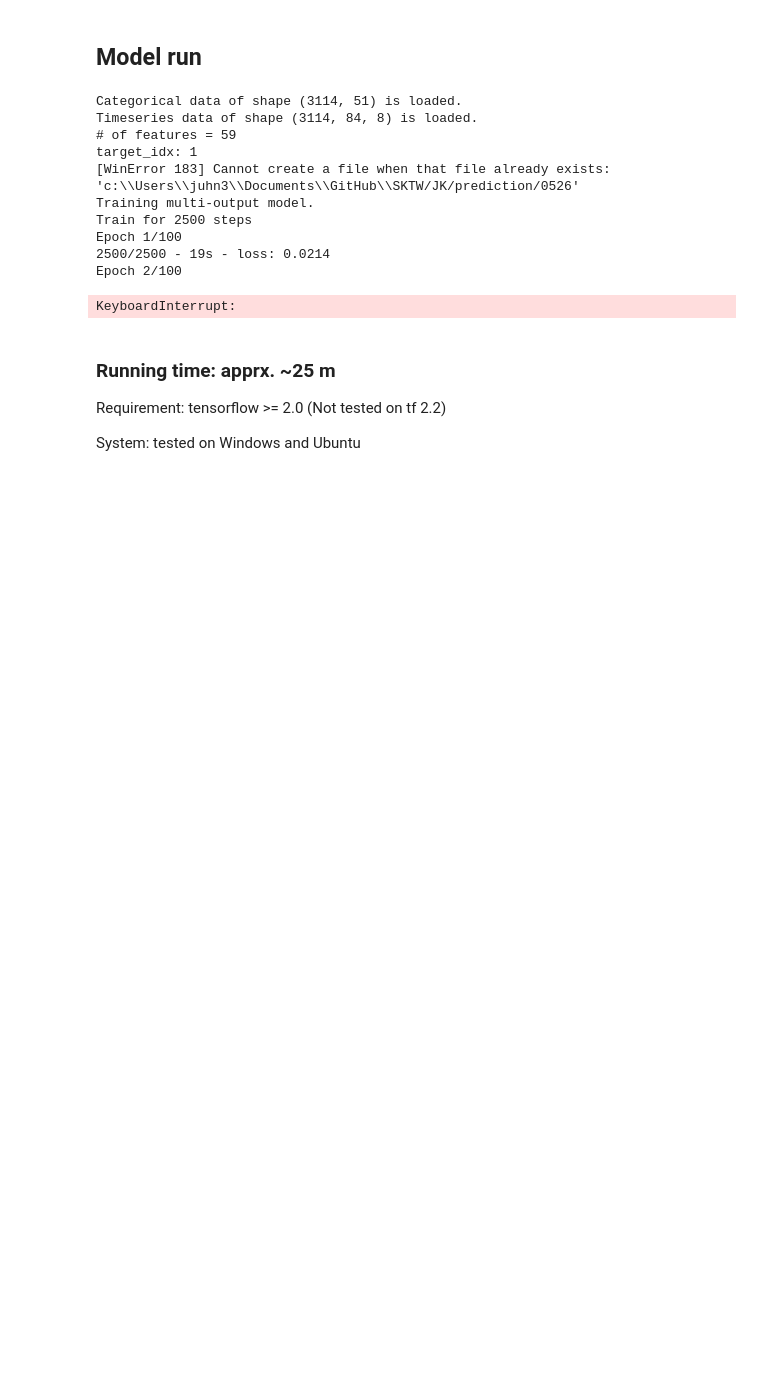
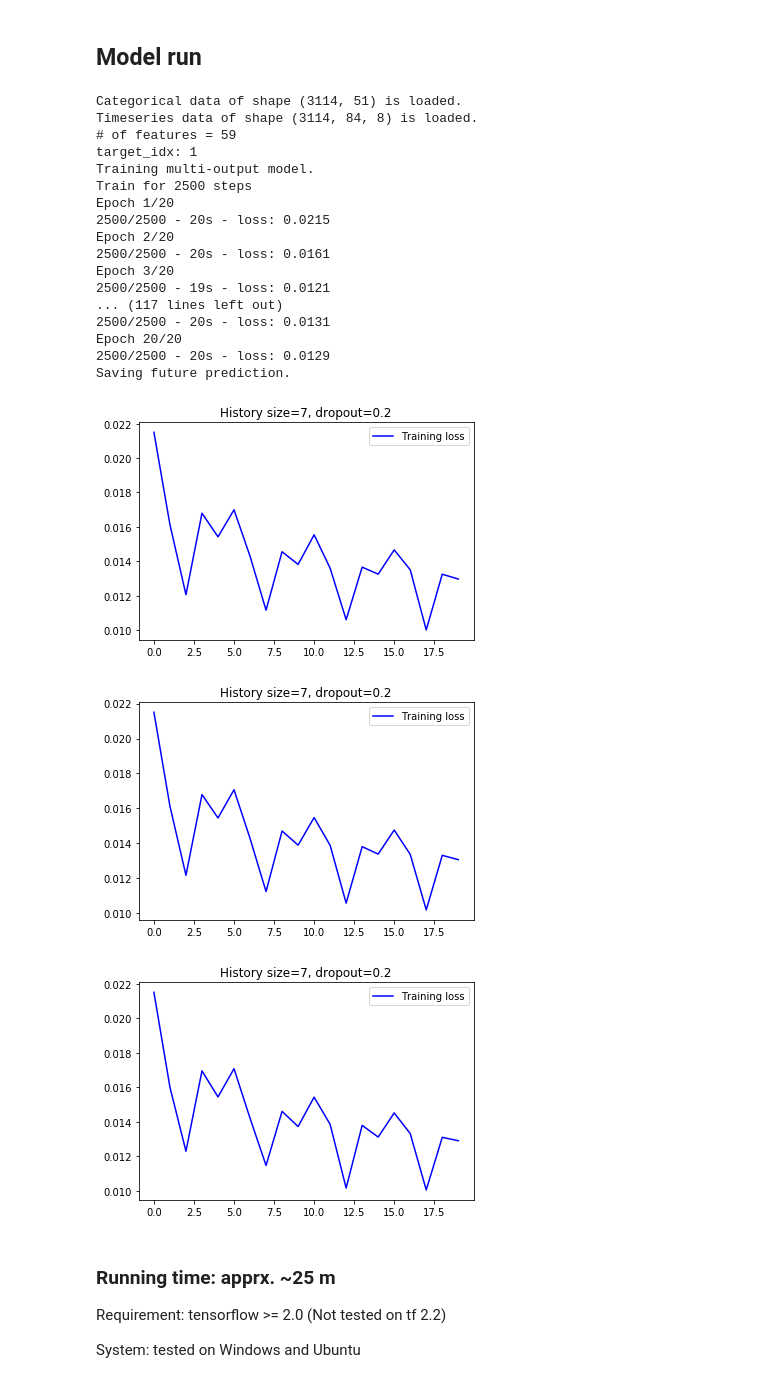
Before and after one commit to danielnee2/SKTW, a Jupyter notebook: SKTW_38_code_demo.ipynb, the cells around one changed output. Cells and saved outputs as stored; diff of their text form; code cells hidden in the pictures; blank space fills up the shorter version.

```diff
--- a/SKTW_38_code_demo.ipynb
+++ b/SKTW_38_code_demo.ipynb
@@ -28,8 +30,8 @@ homedir = get_homedir()
 
 TODAY = '0526' # Date of today. Only used in defining PATH_PREP variable(= which folder to search for data)
 
-PATH_PREP = f"{homedir}/JK/preprocessing/{TODAY}" # Which folder to search for the preprocessed data.
-PATH = f"{homedir}/JK/prediction/{TODAY}"         # All outputs will be saved in this folder.
+PATH_PREP = f"{homedir}/LSTM/preprocessing/{TODAY}" # Which folder to search for the preprocessed data.
+PATH = f"{homedir}/LSTM/prediction/{TODAY}"         # All outputs will be saved in this folder.
 
 with open(PATH_PREP+f'/date_ed.txt', 'r') as f:
     date_ed = pd.Timestamp(f.read()) # Last date in the preprocessed data.
@@ -44,7 +46,7 @@ step_size = 1
 NUM_CELLS = 128                 # Number of cells in LSTM layer
 lr = 0.001                      # Learning rate
 dp = 0.2                        # Dropout rate
-EPOCHS = 100                    # Number of epochs for training
+EPOCHS = 20                     # Number of epochs for training
 #######################################################################################
 """
 Load necessary data from PATH_PREP.
@@ -86,38 +88,47 @@ C_train = normalizer(scaler_ctg, C_train)
 train_data = load_Dataset(X_train, C_train, y_train)
 
 """
 Train the model and forecast.
 """
 for i in range(3):      # For the sake of stability, train 3 models and take average.
     # Build and fit conditional LSTM network
     model, history = LSTM_fit_mult(train_data, lr=lr, NUM_CELLS=NUM_CELLS, EPOCHS=EPOCHS, dp=dp, monitor=True, earlystop=False, verbose=2)
     # Save learning curve and model weights
     FILEPATH = f"/LSTM_mult_hist_size_{history_size}"
     plot_train_history(history, title=f'History size={history_size}, dropout={dp}', path=PATH+FILEPATH+f'_history_{i}.png')
     model.save_weights(PATH+FILEPATH+f'_weights', save_format="tf")
     # Forecast the future and save
     df_future = predict_future_mult(model, data_ts, data_ctg, scaler_ts, scaler_ctg, history_size, target_idx, FIPS=FIPS_total, date_ed=date_ed-pd.Timedelta(days=timedelta))
     df_future.to_csv(PATH+FILEPATH+f'_{TODAY}_{i}.csv', index=False)
 
 """
 Combine the forecasts into the submission format.
 """
 forecasted = [pd.read_csv(PATH+FILEPATH+f'_{TODAY}_{i}.csv', parse_dates=[0]) for i in range(3)]
 
 df_submission = prediction_to_submission(forecasted)
 df_submission.to_csv(f'{homedir}/submissions/LSTM_final.csv', index=False)
 # %% [output]
 Categorical data of shape (3114, 51) is loaded.
 Timeseries data of shape (3114, 84, 8) is loaded.
 # of features = 59
 target_idx: 1
-[WinError 183] Cannot create a file when that file already exists: 'c:\\Users\\juhn3\\Documents\\GitHub\\SKTW/JK/prediction/0526'
 Training multi-output model.
 Train for 2500 steps
-Epoch 1/100
-2500/2500 - 19s - loss: 0.0214
-Epoch 2/100
+Epoch 1/20
+2500/2500 - 20s - loss: 0.0215
+Epoch 2/20
+2500/2500 - 20s - loss: 0.0161
+Epoch 3/20
+2500/2500 - 19s - loss: 0.0121
+... (117 lines left out)
+2500/2500 - 20s - loss: 0.0131
+Epoch 20/20
+2500/2500 - 20s - loss: 0.0129
+Saving future prediction.
-KeyboardInterrupt:
+[figure, added]
+[figure, added]
+[figure, added]
 # %% [markdown]
 ### Running time: apprx. ~25 m
 Requirement: tensorflow >= 2.0 (Not tested on tf 2.2)
```
Also changed, not shown: parts of 3 cells of this notebook, 55 other files.
